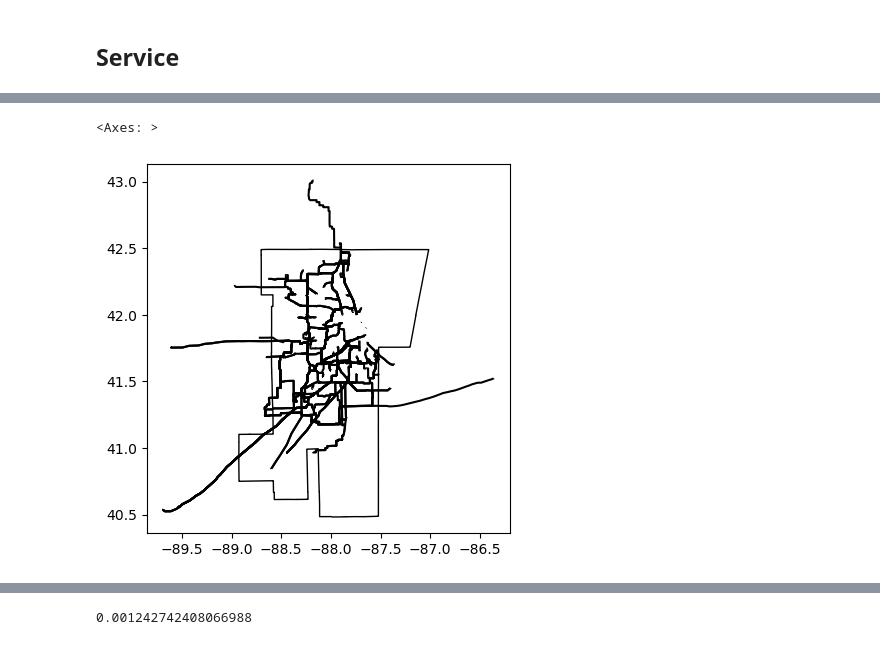
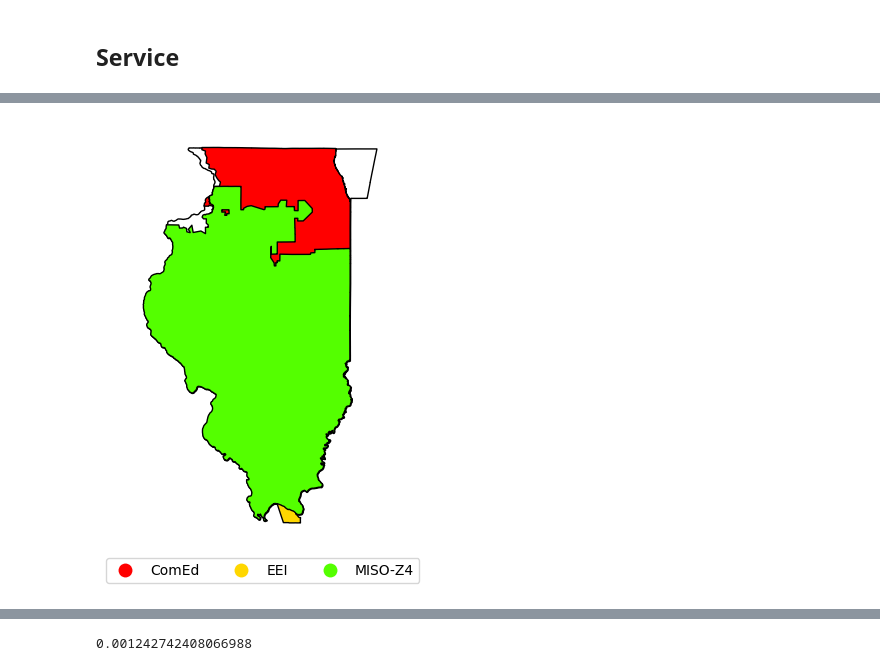
Before and after one commit to ucsusa/pypsa-illinois, a Jupyter notebook: notebooks/illinois_transmission_network.ipynb, the cells around one changed output, grey strips where cells are left out. Saved outputs shown, nothing was run; the diff lists cells and outputs as text; code cells hidden in the pictures.

```diff
--- a/notebooks/illinois_transmission_network.ipynb
+++ b/notebooks/illinois_transmission_network.ipynb
@@ -6,5 +6,8 @@ import numpy as np
 import requests
 import osmnx as ox
 from us import states
+# %%
+# bounding_box = (-88.5,41,87.5,42.5)
+bounding_box = None
 # %%
 lines_gdf=gpd.read_file("../data/transmission_lines/Electric__Power_Transmission_Lines/Electric__Power_Transmission_Lines.shp",
@@ -12,10 +15,10 @@ lines_gdf=gpd.read_file("../data/transmission_lines/Electric__Power_Transmission
 # %%
 illinois_url = states.IL.shapefile_urls()['county']
 il_gdf = gpd.read_file(illinois_url,
-                       bbox=(-88.5,41,87.5,42.5))
+                       bbox=bounding_box)
 # %%
 service_gdf = gpd.read_file("../../spatial-data/Electric_Retail_Service_Territories/Electric_Retail_Service_Territories.shp",
-                            bbox=(-88.5,41,87.5,42.5))
+                            bbox=bounding_box)
 # %%
 il_gdf.to_crs(epsg=4326, inplace=True)
 # %% [markdown]
@@ -27,4 +30,4 @@ il_lines = gpd.sjoin(lines_gdf, il_gdf, how='inner', predicate='intersects')
 # %%
 il_service = service_gdf[service_gdf['STATE']=='IL']
 # %%
-il_service.replace(dict(zip(il_service['CNTRL_AREA'].unique(), ['MISO-Z4','ComEd','EEI'])), inplace=True)
+il_service = il_service.replace(dict(zip(il_service['CNTRL_AREA'].unique(), ['MISO-Z4','ComEd','EEI'])))
@@ -47,27 +47,27 @@ il_lines.replace(-999999, np.nan, inplace=True)
 # %%
 fig, ax = plt.subplots()
 il_gdf.dissolve('STATEFP10').plot(ax=ax,facecolor='w',edgecolor='k')
-# il_service.dissolve("CNTRL_AREA").reset_index().plot(ax=ax,
-#                 column='CNTRL_AREA',
-#                 categorical=True,
-#                 cmap='prism',
-#                 legend=True,
-#                 legend_kwds=dict(loc=(-0.1, -0.1), ncols=3),
-#                 alpha=1,
-#                 edgecolor='k')
+il_service.dissolve("CNTRL_AREA").reset_index().plot(ax=ax,
+                column='CNTRL_AREA',
+                categorical=True,
+                cmap='prism',
+                legend=True,
+                legend_kwds=dict(loc=(-0.1, -0.1), ncols=3),
+                alpha=1,
+                edgecolor='k')
 # il_lines.plot(ax=ax, edgecolor='r')
-il_lines.plot(ax=ax,
-              color='k'
+# il_lines.plot(ax=ax,
+#               color='k'
             #    column='VOLTAGE',
             #    categorical=False,
             #    cmap='cividis',
             #    legend=True,
             #    legend_kwds=dict(label='Voltage [kV]')
-            )
-# ax.set_axis_off()
+            # )
+ax.set_axis_off()
+plt.tight_layout()
 # %% [output]
-<Axes: >
-[figure, old version]
+[figure, new version]
 # %%
 il_lines[['ID','TYPE','VOLTAGE','SUB_1','SUB_2','geometry']].duplicated().sum()
 # %% [output]
```
Also changed, not shown: parts of 7 cells of this notebook, 1 other file.
